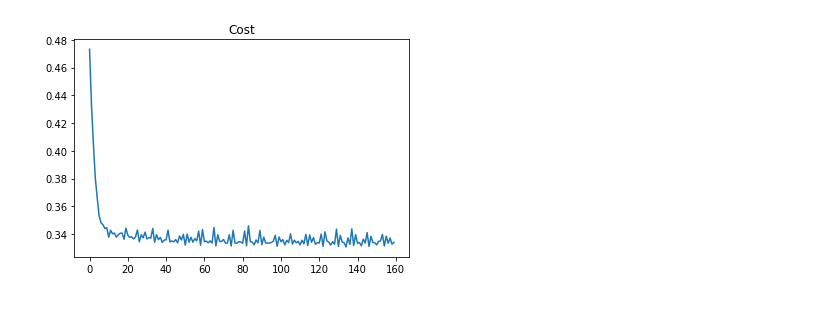
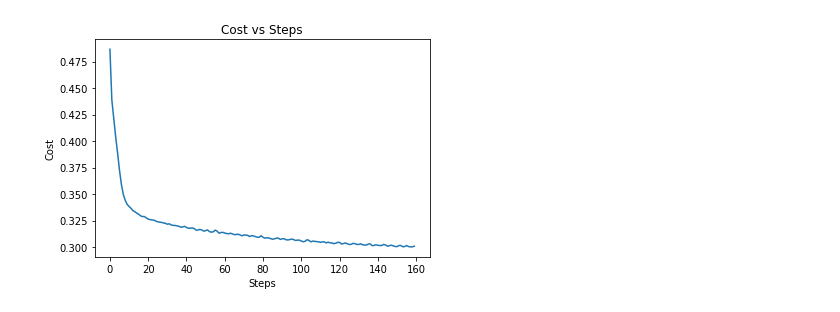
Before and after one commit to tirthasheshpatel/Neural-Network, a Jupyter notebook: ANN_notebook.ipynb, the cells around one changed output. Saved outputs shown, nothing was run; the diff lists cells and outputs as text; code cells hidden in the pictures.

Commit message:
Add Churn modelling and MarkDown explainations

```diff
--- a/ANN_notebook.ipynb
+++ b/ANN_notebook.ipynb
@@ -52,11 +30,11 @@ Except User ID, we will be keeping all the features to train our neural network.
 # %%
+# Getting our dataset
 os.chdir("C:\\Users\\Hilak\\Desktop\\INTERESTS\\Machine Learning A-Z Template Folder\\Part 8 - Deep Learning\\Section 39 - Artificial Neural Networks (ANN)");
 dataset = pd.read_csv('Churn_Modelling.csv')
 X = dataset.iloc[:, 3:13].values
 y = dataset.iloc[:, [13]].values
 
 # Encoding categorical data
-from sklearn.preprocessing import LabelEncoder, OneHotEncoder
 labelencoder_X_1 = LabelEncoder()
 X[:, 1] = labelencoder_X_1.fit_transform(X[:, 1])
 labelencoder_X_2 = LabelEncoder()
@@ -66,17 +44,24 @@ X = onehotencoder.fit_transform(X).toarray()
 X = X[:, 1:]
 
 # Splitting the dataset into the Training set and Test set
-from sklearn.model_selection import train_test_split
 X_train, X_test, y_train, y_test = train_test_split(X, y, test_size = 0.2)
+X_test, X_CV, y_test, y_CV = train_test_split(X_test, y_test, test_size = 0.5)
 
 # Feature Scaling
-from sklearn.preprocessing import StandardScaler
 sc = StandardScaler()
 X_train = sc.fit_transform(X_train)
 X_test = sc.transform(X_test)
+X_CV = sc.transform(X_CV)
+
+# from sklearn.decomposition import KernelPCA
+# kpca = KernelPCA(n_components = 2, kernel="rbf")
+# X_train = kpca.fit_transform(X_train)
+# X_test = kpca.transform(X_test)
 
 X_train = X_train.T
 X_test = X_test.T
 y_train = y_train.T
 y_test = y_test.T
+X_CV = X_CV.T
+y_CV = y_CV.T
 # %% [markdown]
@@ -370,12 +411,6 @@ class HyperParameterTuning:
 # %%
 # Initializing our neural network
-neural_net_sigmoid = NeuralNet([16,16,1], X_train, y_train, ac_funcs = ['relu','relu','sigmoid'])
+neural_net = NeuralNet([32,32,1], X_train, y_train, ac_funcs = ['relu','relu','sigmoid'])
 # Staring the training of our network.
-neural_net_sigmoid.startTraining(batch_size=500, epochs=100, alpha=0.05, decay_rate=0, beta1=0.9, beta2=0.999, _lambda=0.5, keep_prob=[0.86,0.9], interval=10, print_metrics=False, evaluate=True, X_test=X_test, y_test=y_test)
-# Predicting on new dataset using our trained network.
-# preds = neural_net_sigmoid.predict(X_test)
-# preds = preds > 0.5
-# acc = (sum(sum(preds == y_test)) / y_test.size)*100
-# # Accuracy (metric of evaluation) obtained by the network.
-# print(f'Test set Accuracy : {acc}%')
+neural_net.startTraining(batch_size=500, epochs=100, alpha=0.01, decay_rate=0.0001, beta1=0.9, beta2=0.999, _lambda=0.7, keep_prob=[0.9,0.9], threshold=0.25)
 # %% [output]
@@ -408,8 +439,10 @@ hpt.RandomizedGridSearch([16,16,1], X_train, y_train, ['relu','relu','sigmoid'],
 # %%
 # Plotting our cost vs epochs relationship
-sigmoid_summary = neural_net_sigmoid.summary
-plt.plot(range(len(sigmoid_summary[0])), sigmoid_summary[0], label='Sigmoid Cost')
-plt.title('Cost')
+summary = neural_net.summary
+plt.plot(range(len(summary[0])), summary[0])
+plt.title('Cost vs Steps')
+plt.xlabel("Steps")
+plt.ylabel("Cost")
 plt.show()
 # %% [output]
-[figure, old version]
+[figure, new version]
```
Also changed, not shown: parts of 23 cells of this notebook.
